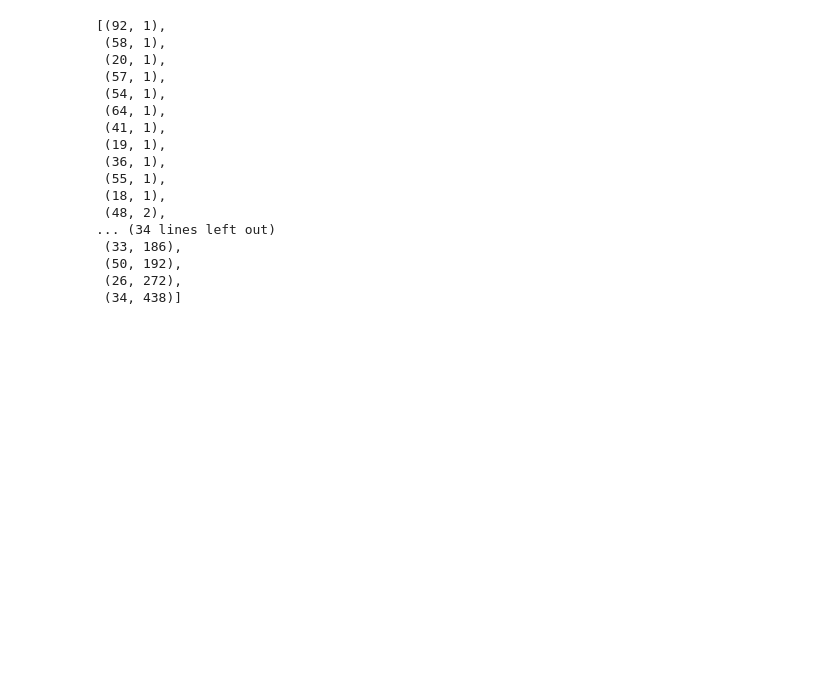
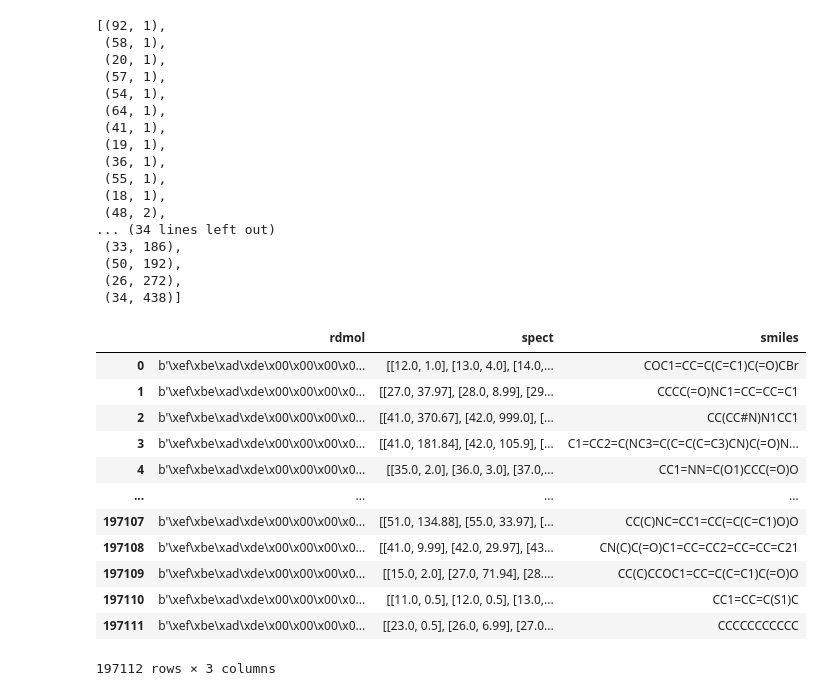
Before and after one commit to ljocha/gc-ms_bart, a Jupyter notebook: rassp-test2.ipynb, the cells around one changed output. Cells and saved outputs as stored; diff of their text form; code cells hidden in the pictures; blank space fills up the shorter version.

```diff
--- a/rassp-test2.ipynb
+++ b/rassp-test2.ipynb
@@ -147,16 +147,22 @@ n.metadata
 
 # fixed:
 valid_atoms = {1, 5, 6, 7, 8, 9, 14, 15, 16, 17, 35, 53}
+num_peaks_per_formula = 24
+max_formulae = 100000
 
 # requires isotopic data in rassp/msutil/floatmasseval_per_elt_peaks.h
 
 # dtto MAX_N == 48
+
+from rassp.msutil.masscompute import FragmentFormulaPeakEnumerator
 
 def mkdf(nist2):
     missing = dict()
     mols = [ ]
     spects = []
     smiles = []
+    toolong = []
+    ffe = FragmentFormulaPeakEnumerator(sorted(valid_atoms), use_highres=True, max_peak_num=num_peaks_per_formula)
     for i,n in enumerate(nist2):
         if n.metadata.get('smiles') is None:
             print(i,'no smiles')
@@ -182,6 +188,11 @@ def mkdf(nist2):
             print(i,n.metadata['smiles'],atoms,'... invalid atom')
             continue
 
+        f,m = ffe.get_frag_formulae(mol)
+        if len(f) > max_formulae:
+            print(i,n.metadata['smiles'],len(f),'... to many formulae')
+            toolong.append(n.metadata['smiles'])
+
         mols.append(mol.ToBinary())
         a = np.stack([n.peaks.mz, n.peaks.intensities], axis=1)
         b = np.empty(shape=(a.shape[0],),dtype=object)
@@ -190,7 +201,7 @@ def mkdf(nist2):
         smiles.append(n.metadata['smiles'])
 
     df = pd.DataFrame.from_dict({ 'rdmol' : mols, 'spect' : spects, 'smiles' : smiles })
-    return df,missing
+    return df,missing,toolong
 # %%
 %%capture
-trd,missing = mkdf(nist)
+trd,missing,toolong = mkdf(nist)
@@ -218,3 +245,19 @@ sorted(missing.items(),key=lambda x: x[1])
 test_mask = np.random.choice([True, False], p=[.2,.8], size=len(trd))
 trd[test_mask == False].to_parquet('train.pq')
 trd[test_mask].to_parquet('test.pq')
+# %%
+trd
+# %% [output]
+|  | rdmol | spect | smiles |
+| 0 | b'\xef\xbe\xad\xde\x00\x00\x00\x0... | [[12.0, 1.0], [13.0, 4.0], [14.0,... | COC1=CC=C(C=C1)C(=O)CBr |
+| 1 | b'\xef\xbe\xad\xde\x00\x00\x00\x0... | [[27.0, 37.97], [28.0, 8.99], [29... | CCCC(=O)NC1=CC=CC=C1 |
+| 2 | b'\xef\xbe\xad\xde\x00\x00\x00\x0... | [[41.0, 370.67], [42.0, 999.0], [... | CC(CC#N)N1CC1 |
+| 3 | b'\xef\xbe\xad\xde\x00\x00\x00\x0... | [[41.0, 181.84], [42.0, 105.9], [... | C1=CC2=C(NC3=C(C=C(C=C3)CN)C(=O)N... |
+| 4 | b'\xef\xbe\xad\xde\x00\x00\x00\x0... | [[35.0, 2.0], [36.0, 3.0], [37.0,... | CC1=NN=C(O1)CCC(=O)O |
+| ... | ... | ... | ... |
+| 197107 | b'\xef\xbe\xad\xde\x00\x00\x00\x0... | [[51.0, 134.88], [55.0, 33.97], [... | CC(C)NC=CC1=CC(=C(C=C1)O)O |
+| 197108 | b'\xef\xbe\xad\xde\x00\x00\x00\x0... | [[41.0, 9.99], [42.0, 29.97], [43... | CN(C)C(=O)C1=CC=CC2=CC=CC=C21 |
+| 197109 | b'\xef\xbe\xad\xde\x00\x00\x00\x0... | [[15.0, 2.0], [27.0, 71.94], [28.... | CC(C)CCOC1=CC=C(C=C1)C(=O)O |
+| 197110 | b'\xef\xbe\xad\xde\x00\x00\x00\x0... | [[11.0, 0.5], [12.0, 0.5], [13.0,... | CC1=CC=C(S1)C |
+| 197111 | b'\xef\xbe\xad\xde\x00\x00\x00\x0... | [[23.0, 0.5], [26.0, 6.99], [27.0... | CCCCCCCCCCC |
+197112 rows × 3 columns
```
Also changed, not shown: parts of 8 cells of this notebook.
